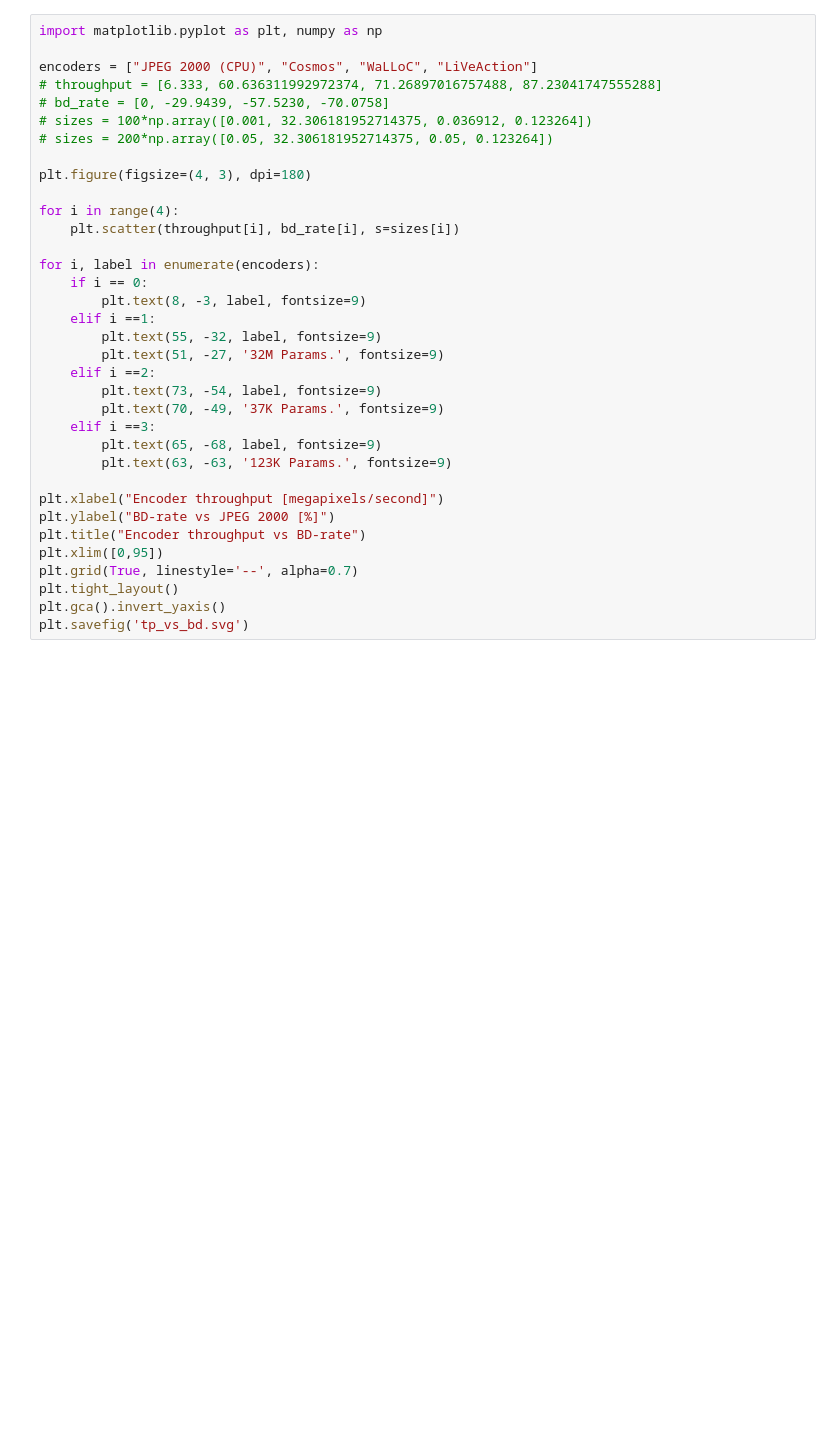
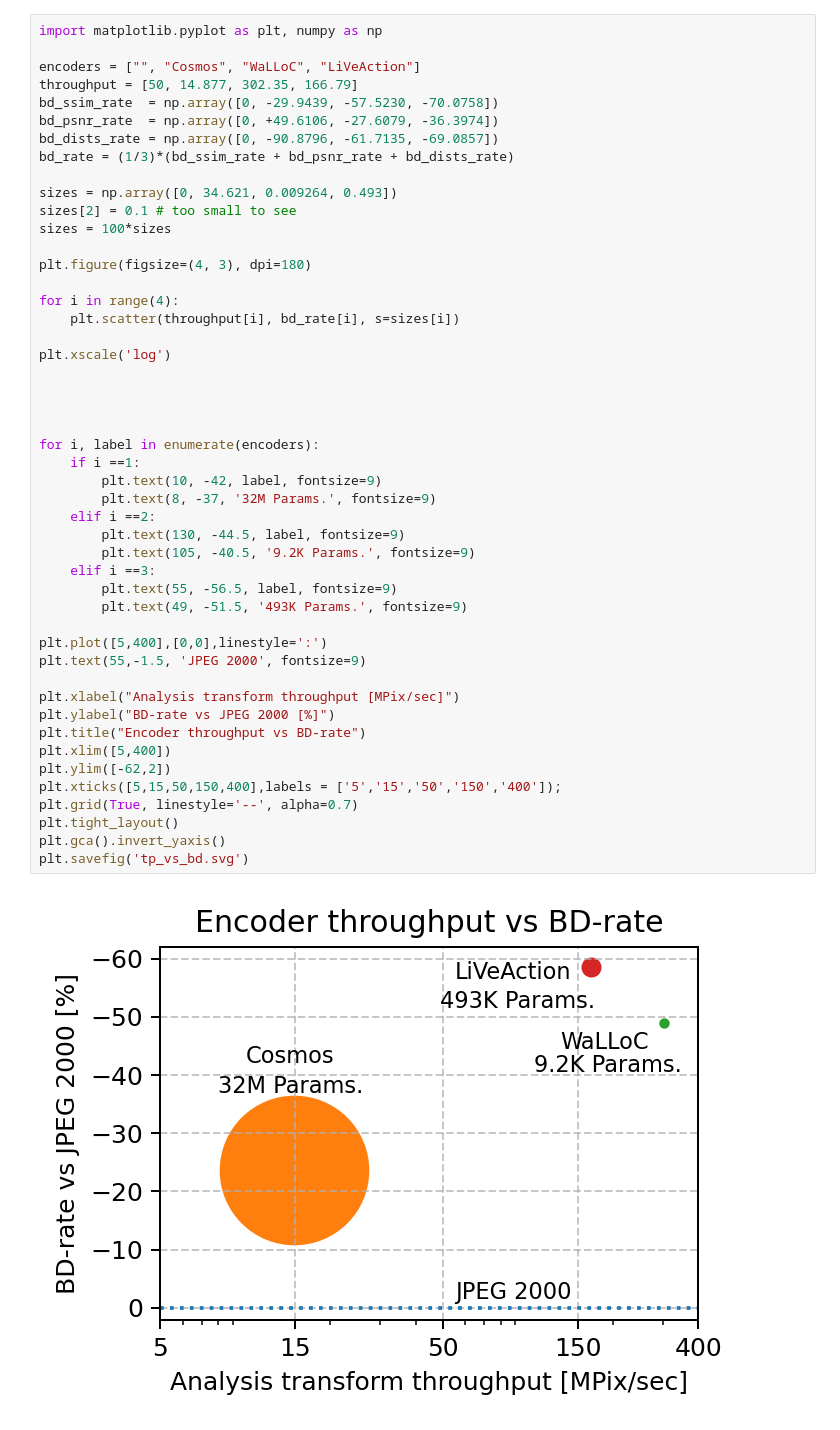
Before and after one commit to UT-SysML/liveaction, a Jupyter notebook: eval/bd_vs_complexity.ipynb, the cells around one changed output. Drawn from its saved outputs; the diff is of its cells as text; blank space fills up the shorter version.

Commit message:
update plot

```diff
--- a/eval/bd_vs_complexity.ipynb
+++ b/eval/bd_vs_complexity.ipynb
@@ -8,35 +12,50 @@
 # %%
 import matplotlib.pyplot as plt, numpy as np
 
-encoders = ["JPEG 2000 (CPU)", "Cosmos", "WaLLoC", "LiVeAction"]
-# throughput = [6.333, 60.636311992972374, 71.26897016757488, 87.23041747555288]
-# bd_rate = [0, -29.9439, -57.5230, -70.0758]
-# sizes = 100*np.array([0.001, 32.306181952714375, 0.036912, 0.123264])
-# sizes = 200*np.array([0.05, 32.306181952714375, 0.05, 0.123264])
+encoders = ["", "Cosmos", "WaLLoC", "LiVeAction"]
+throughput = [50, 14.877, 302.35, 166.79]
+bd_ssim_rate  = np.array([0, -29.9439, -57.5230, -70.0758])
+bd_psnr_rate  = np.array([0, +49.6106, -27.6079, -36.3974])
+bd_dists_rate = np.array([0, -90.8796, -61.7135, -69.0857])
+bd_rate = (1/3)*(bd_ssim_rate + bd_psnr_rate + bd_dists_rate)
+
+sizes = np.array([0, 34.621, 0.009264, 0.493])
+sizes[2] = 0.1 # too small to see
+sizes = 100*sizes
 
 plt.figure(figsize=(4, 3), dpi=180)
 
 for i in range(4):
     plt.scatter(throughput[i], bd_rate[i], s=sizes[i])
 
+plt.xscale('log')
+
+
+
+
 for i, label in enumerate(encoders):
-    if i == 0:
-        plt.text(8, -3, label, fontsize=9)
-    elif i ==1:
-        plt.text(55, -32, label, fontsize=9)
-        plt.text(51, -27, '32M Params.', fontsize=9)
+    if i ==1:
+        plt.text(10, -42, label, fontsize=9)
+        plt.text(8, -37, '32M Params.', fontsize=9)
     elif i ==2:
-        plt.text(73, -54, label, fontsize=9)
-        plt.text(70, -49, '37K Params.', fontsize=9)
+        plt.text(130, -44.5, label, fontsize=9)
+        plt.text(105, -40.5, '9.2K Params.', fontsize=9)
     elif i ==3:
-        plt.text(65, -68, label, fontsize=9)
-        plt.text(63, -63, '123K Params.', fontsize=9)
+        plt.text(55, -56.5, label, fontsize=9)
+        plt.text(49, -51.5, '493K Params.', fontsize=9)
 
-plt.xlabel("Encoder throughput [megapixels/second]")
+plt.plot([5,400],[0,0],linestyle=':')
+plt.text(55,-1.5, 'JPEG 2000', fontsize=9)
+
+plt.xlabel("Analysis transform throughput [MPix/sec]")
 plt.ylabel("BD-rate vs JPEG 2000 [%]")
 plt.title("Encoder throughput vs BD-rate")
-plt.xlim([0,95])
+plt.xlim([5,400])
+plt.ylim([-62,2])
+plt.xticks([5,15,50,150,400],labels = ['5','15','50','150','400']);
 plt.grid(True, linestyle='--', alpha=0.7)
 plt.tight_layout()
 plt.gca().invert_yaxis()
 plt.savefig('tp_vs_bd.svg')
+# %% [output]
+[figure, added]
```
Also changed, not shown: parts of 2 cells of this notebook.
